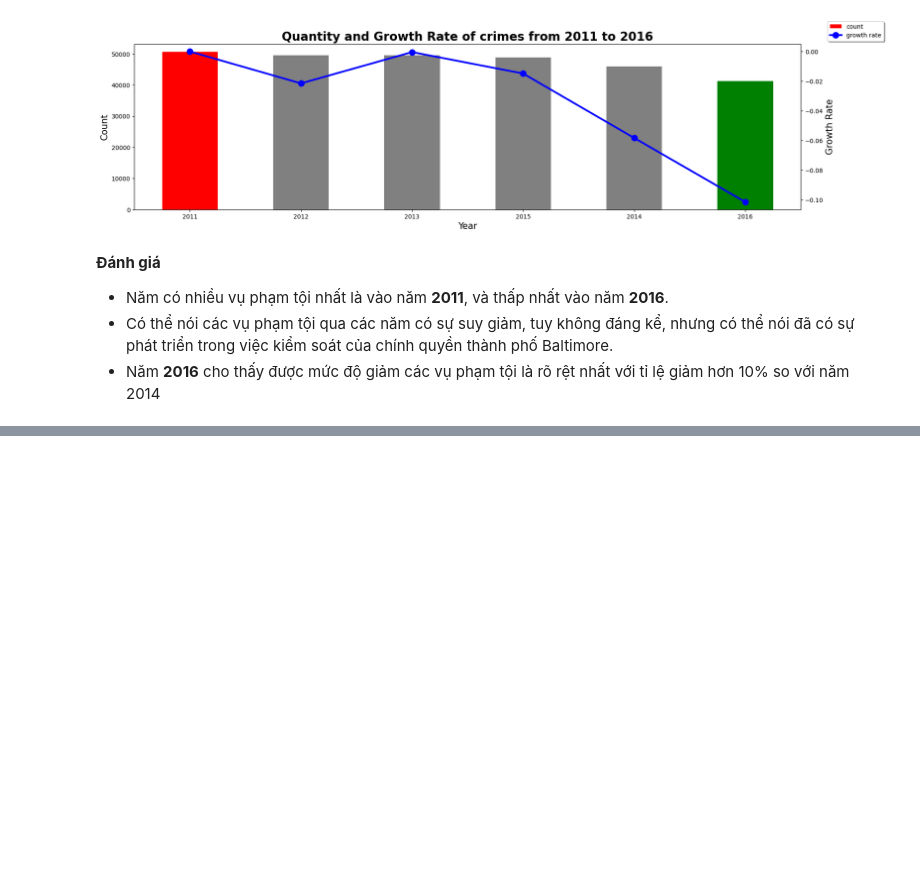
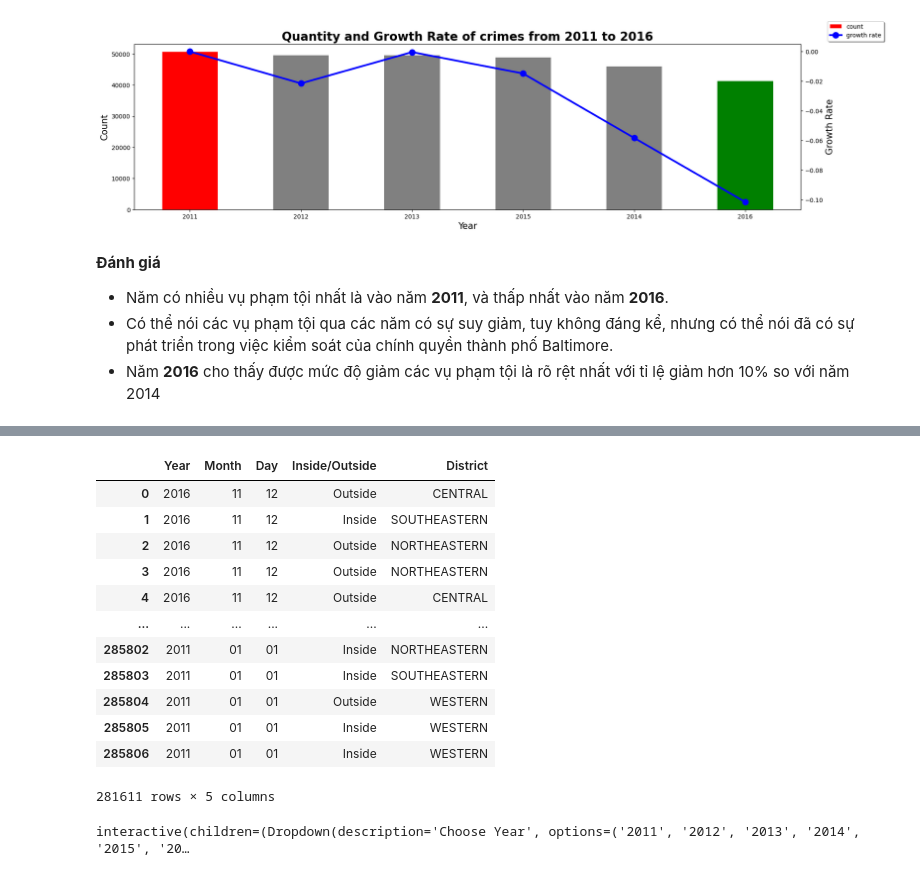
Before and after one commit to Miruku2201/VisualizeLab02, a Jupyter notebook: EDA.ipynb, the cells around one changed output, grey strips where cells are left out. Cells and saved outputs as stored; diff of their text form; code cells hidden in the pictures; blank space fills up the shorter version.

```diff
--- a/EDA.ipynb
+++ b/EDA.ipynb
@@ -422,0 +450,18 @@ __Đánh giá__
+# %%
+crime_df.dropna(subset = ['Inside/Outside'], inplace =True)
+# %%
+crime_df
+# %% [output]
+|  | Year | Month | Day | Inside/Outside | District |
+| 0 | 2016 | 11 | 12 | Outside | CENTRAL |
+| 1 | 2016 | 11 | 12 | Inside | SOUTHEASTERN |
+| 2 | 2016 | 11 | 12 | Outside | NORTHEASTERN |
+| 3 | 2016 | 11 | 12 | Outside | NORTHEASTERN |
+| 4 | 2016 | 11 | 12 | Outside | CENTRAL |
+| ... | ... | ... | ... | ... | ... |
+| 285802 | 2011 | 01 | 01 | Inside | NORTHEASTERN |
+| 285803 | 2011 | 01 | 01 | Inside | SOUTHEASTERN |
+| 285804 | 2011 | 01 | 01 | Outside | WESTERN |
+| 285805 | 2011 | 01 | 01 | Inside | WESTERN |
+| 285806 | 2011 | 01 | 01 | Inside | WESTERN |
+281611 rows × 5 columns
@@ -422,0 +510,4 @@ __Đánh giá__
+# %%
+interactive(plotit, _year_ = __year__, _side_ = __side__ )
+# %% [output]
+interactive(children=(Dropdown(description='Choose Year', options=('2011', '2012', '2013', '2014', '2015', '20…
```
Also changed, not shown: parts of 7 cells of this notebook.
